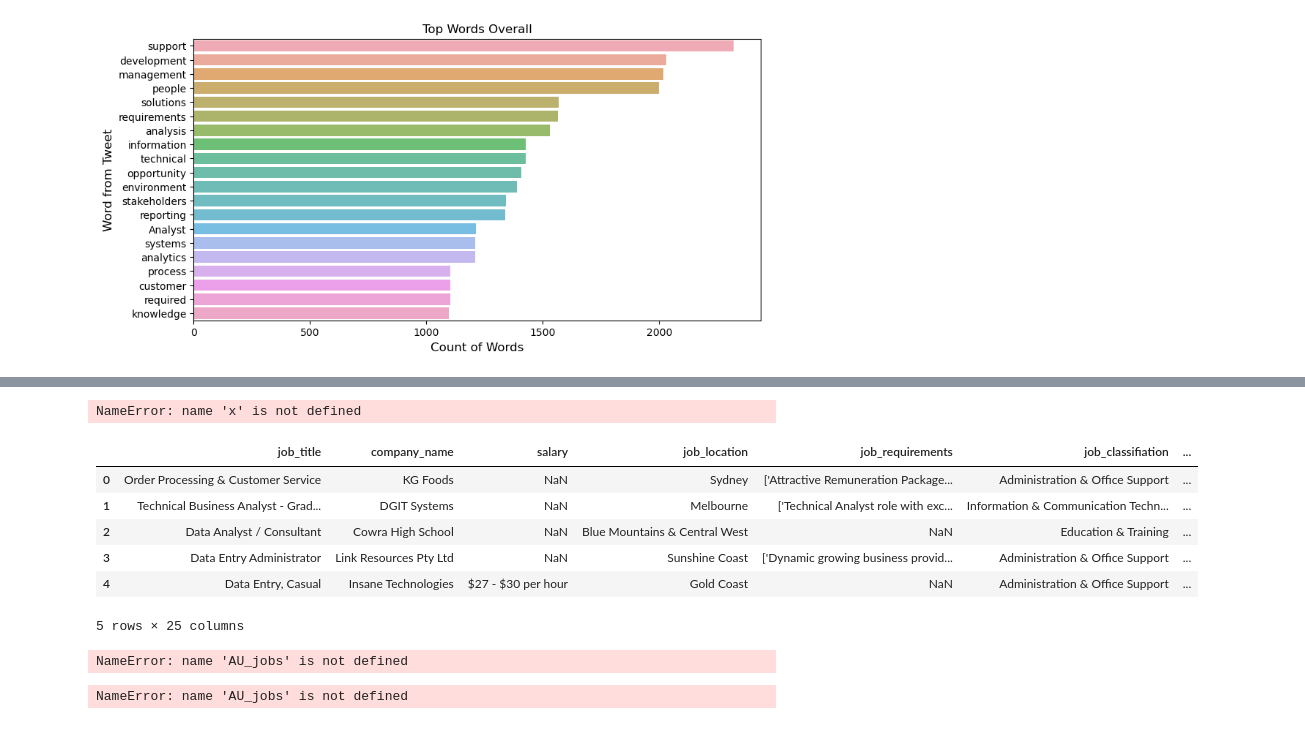
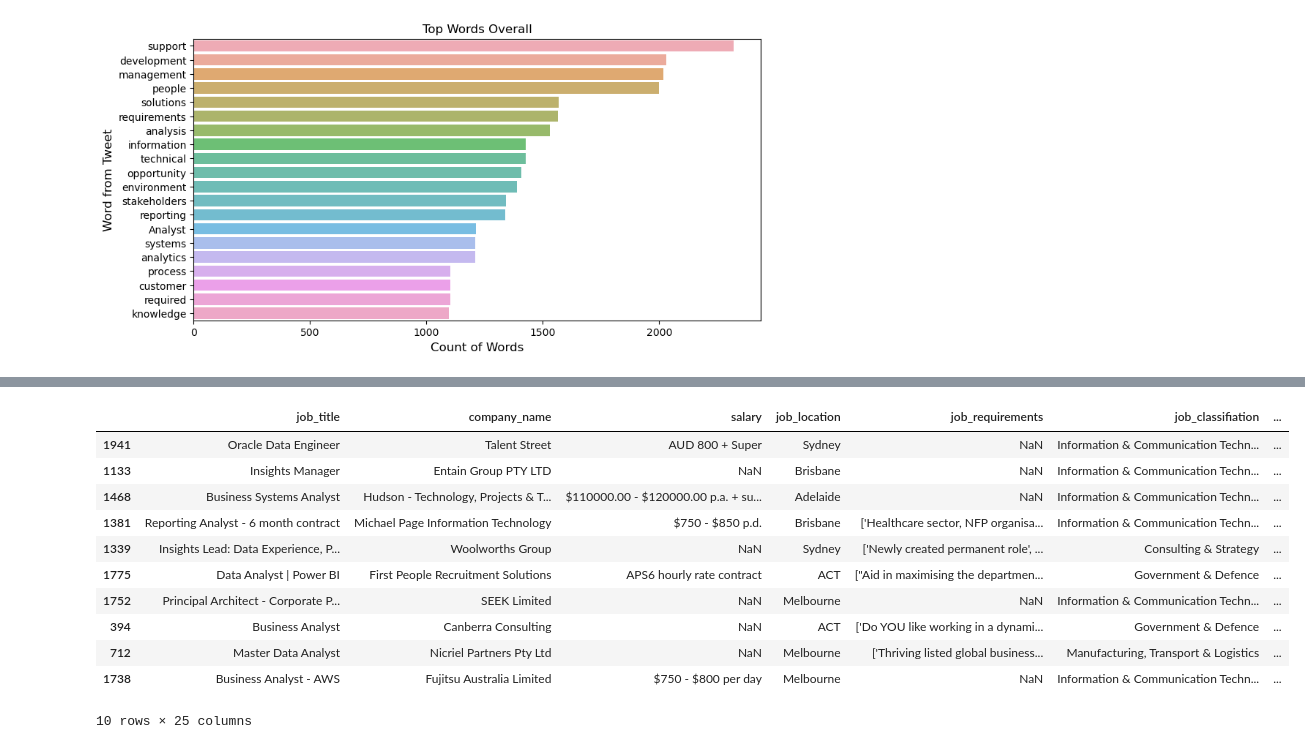
Before and after one commit to nanxu82/pythonproject, a Jupyter notebook: git_proj.ipynb, the cells around one changed output, grey strips where cells are left out. Cells and saved outputs as stored; diff of their text form; code cells hidden in the pictures.

```diff
--- a/git_proj.ipynb
+++ b/git_proj.ipynb
@@ -434,43 +384,28 @@ Boehunter Healthcare & Life Sciences                             1
 Name: company_name, Length: 1040, dtype: int64
-# %%
-skills = ['python','r','django',"c++",'database','sql', 'sas','development','cloud','visualisation','api']
-AU_jobs = AU_jobs[AU_jobs['long_description'].notnull()]
-for skill in skills:
-    AU_jobs[skill+'_tag'] = 0
-AU_jobs['long_description_split']  = AU_jobs.apply(lambda x: x['long_description'].split(), axis=1)
-#AU_jobs['skills'] = AU_jobs.apply(lambda x: i for i in skills if i in x['long_description'].split()], axis=1)
-AU_jobs['lower'] = AU_jobs.apply(map(lambda x: x.lower(), x['long_description_split']), axis=1)
-# %% [output]
-NameError: name 'x' is not defined
-# %%
-skills = ['python','r','django',"c++",'database','sql', 'sas','development','cloud','visualisation','api']
-for skill in skills:
-    AU_jobs[skill+'_tag'] = 0
-AU_jobs.head()
-# %% [output]
-|  | job_title | company_name | salary | job_location | job_requirements | job_classifiation | ... |
-| 0 | Order Processing & Customer Service | KG Foods | NaN | Sydney | ['Attractive Remuneration Package... | Administration & Office Support | ... |
-| 1 | Technical Business Analyst - Grad... | DGIT Systems | NaN | Melbourne | ['Technical Analyst role with exc... | Information & Communication Techn... | ... |
-| 2 | Data Analyst / Consultant | Cowra High School | NaN | Blue Mountains & Central West | NaN | Education & Training | ... |
-| 3 | Data Entry Administrator | Link Resources Pty Ltd | NaN | Sunshine Coast | ['Dynamic growing business provid... | Administration & Office Support | ... |
-| 4 | Data Entry, Casual | Insane Technologies | $27 - $30 per hour | Gold Coast | NaN | Administration & Office Support | ... |
-5 rows × 25 columns
 # %%
-def func(x):
-    skills = ['python','r','django',"c++",'database','sql','sas','development','cloud','visualisation','api']
+def skillfunc(x):
+    skills = ['python','r','django',"c++",'database','sql','sas','developer','cloud','visualisation','api']
     text = list(map(lambda y: y.lower(), x['long_description'].split()))
     for skill in skills:
         if skill in text:
             x[skill+'_tag'] = 1
+        else:
+            x[skill+'_tag'] = 0
     return x
-# %%
-AU_jobs.head()
-# %% [output]
-NameError: name 'AU_jobs' is not defined
 # %%
-#AU_jobs[skill+'_tag'] = False
 AU_jobs = AU_jobs[AU_jobs['long_description'].notnull()]
-test = AU_jobs.apply(func1,axis=1)
-test.sample(10)
+AU_jobs_complete = AU_jobs.apply(skillfunc,axis=1)
+AU_jobs_complete.sample(10)
 # %% [output]
+|  | job_title | company_name | salary | job_location | job_requirements | job_classifiation | ... |
+| 1941 | Oracle Data Engineer | Talent Street | AUD 800 + Super | Sydney | NaN | Information & Communication Techn... | ... |
+| 1133 | Insights Manager | Entain Group PTY LTD | NaN | Brisbane | NaN | Information & Communication Techn... | ... |
+| 1468 | Business Systems Analyst | Hudson - Technology, Projects & T... | $110000.00 - $120000.00 p.a. + su... | Adelaide | NaN | Information & Communication Techn... | ... |
+| 1381 | Reporting Analyst - 6 month contract | Michael Page Information Technology | $750 - $850 p.d. | Brisbane | ['Healthcare sector, NFP organisa... | Information & Communication Techn... | ... |
+| 1339 | Insights Lead: Data Experience, P... | Woolworths Group | NaN | Sydney | ['Newly created permanent role', ... | Consulting & Strategy | ... |
+| 1775 | Data Analyst | Power BI | First People Recruitment Solutions | APS6 hourly rate contract | ACT | ["Aid in maximising the departmen... | Government & Defence | ... |
+| 1752 | Principal Architect - Corporate P... | SEEK Limited | NaN | Melbourne | NaN | Information & Communication Techn... | ... |
+| 394 | Business Analyst | Canberra Consulting | NaN | ACT | ['Do YOU like working in a dynami... | Government & Defence | ... |
+| 712 | Master Data Analyst | Nicriel Partners Pty Ltd | NaN | Melbourne | ['Thriving listed global business... | Manufacturing, Transport & Logistics | ... |
+| 1738 | Business Analyst - AWS | Fujitsu Australia Limited | $750 - $800 per day | Melbourne | NaN | Information & Communication Techn... | ... |
-NameError: name 'AU_jobs' is not defined
+10 rows × 25 columns
```
Also changed, not shown: parts of 17 cells of this notebook, 1 other file.
